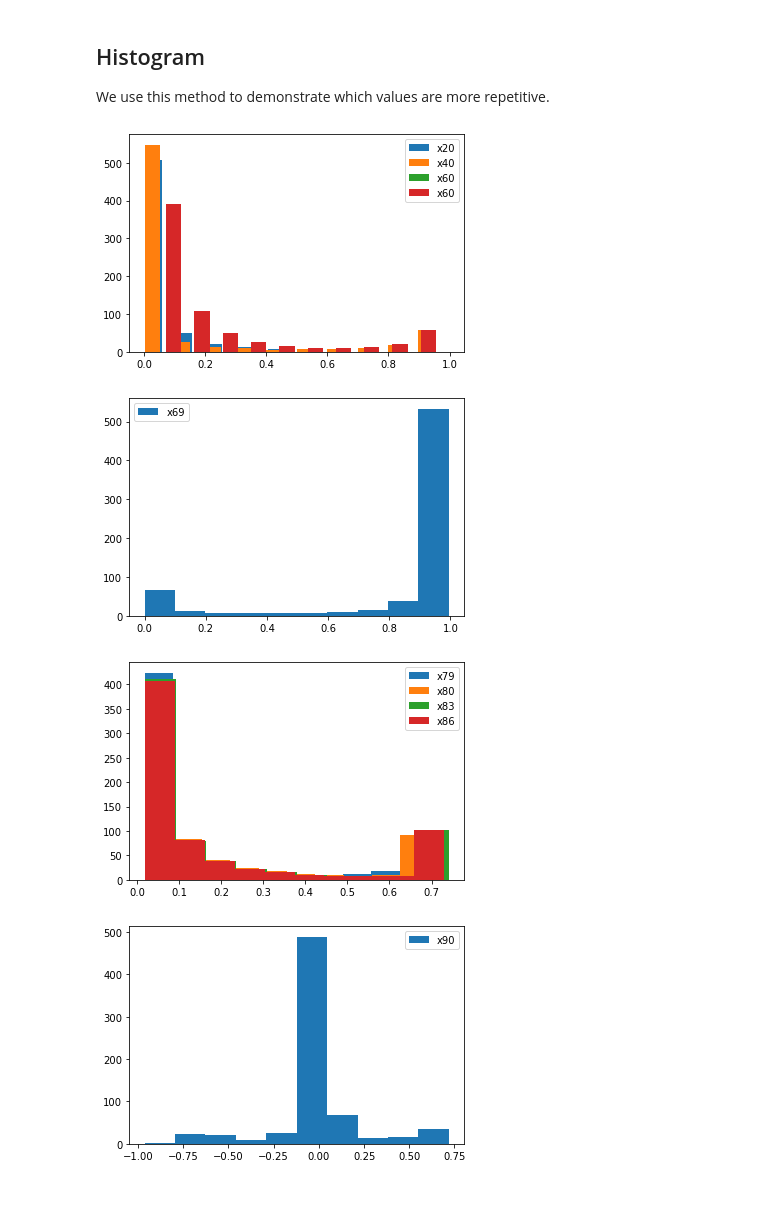
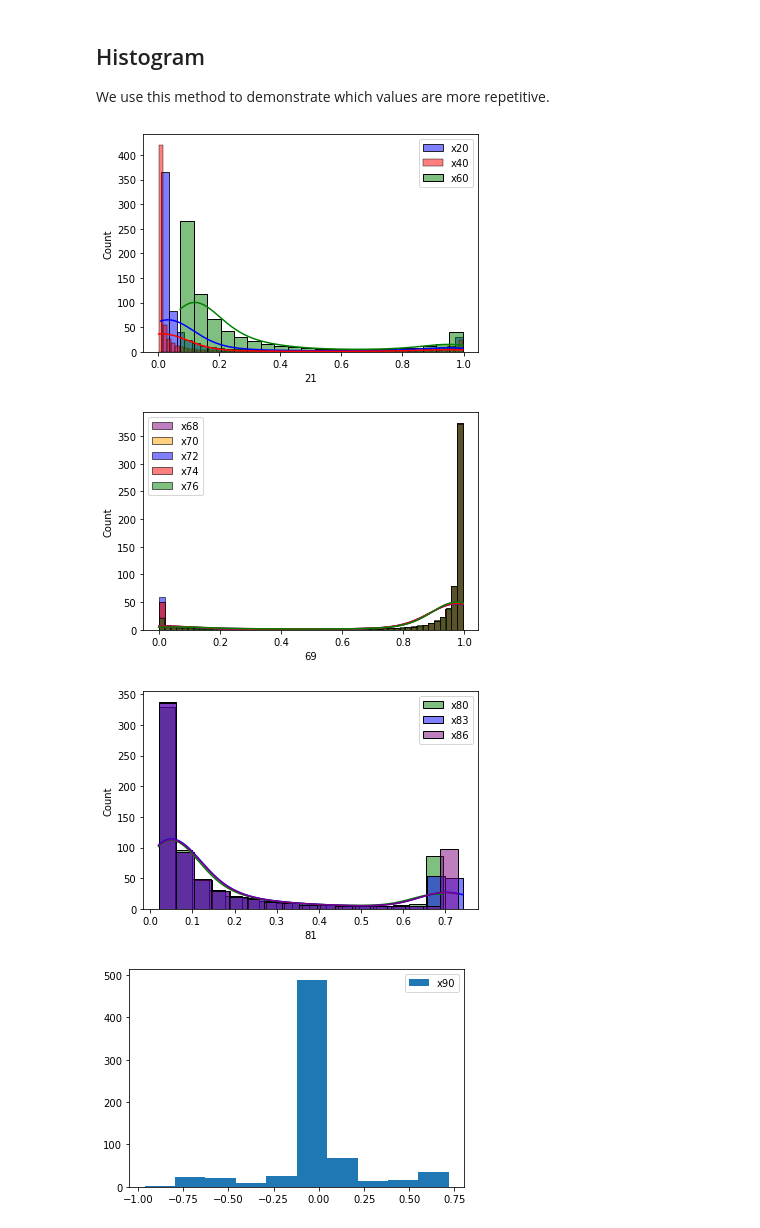
Before and after one commit to parsa-rangriz/ML, a Jupyter notebook: Data Analysis.ipynb, the cells around one changed output. Saved outputs shown, nothing was run; the diff lists cells and outputs as text; code cells hidden in the pictures; blank space fills up the shorter version.

```diff
--- a/Data Analysis.ipynb
+++ b/Data Analysis.ipynb
@@ -113,35 +113,35 @@ So, we can conclude that the 91st column devides the data into two sections.
 We use this method to demonstrate which values are more repetitive.
 # %%
 # n, bins, patches = plt.hist(x=data.iloc[:,1], label = 'x1')
-n, bins, patches = plt.hist(x=data.iloc[:,20], label = 'x20', width = 0.05)
-n, bins, patches = plt.hist(x=data.iloc[:,40], label = 'x40', width = 0.05)
-n, bins, patches = plt.hist(x=data.iloc[:,60], label = 'x60', width = 0.05)
-n, bins, patches = plt.hist(x=data.iloc[:,60], label = 'x60', width = 0.05)
-plt.xlim()
+sns.histplot(data.iloc[:,20], kde=True, label = 'x20', color = 'blue')
+sns.histplot(data.iloc[:,40], kde=True, label = 'x40', color = 'red')
+sns.histplot(data.iloc[:,60], kde=True, label = 'x60', color = 'green')
 plt.legend()
 plt.show()
 # %% [output]
-[figure, old version]
+[figure, new version]
 # %%
-n, bins, patches = plt.hist(x=data.iloc[:,69], label = 'x69')
-# n, bins, patches = plt.hist(x=data.iloc[:,67], label = 'x67')
+sns.histplot(data.iloc[:,68], kde=True, label = 'x68', color = 'purple')
+sns.histplot(data.iloc[:,70], kde=True, label = 'x70', color = 'orange')
+sns.histplot(data.iloc[:,72], kde=True, label = 'x72', color = 'blue')
+sns.histplot(data.iloc[:,74], kde=True, label = 'x74', color = 'red')
+sns.histplot(data.iloc[:,76], kde=True, label = 'x76', color = 'green')
 # n, bins, patches = plt.hist(x=data.iloc[:,73], label = 'x80')
 # n, bins, patches = plt.hist(x=data.iloc[:,75], label = 'x85')
 plt.xlim()
 plt.legend()
 plt.show()
 # %% [output]
-[figure, old version]
+[figure, new version]
 # %%
-n, bins, patches = plt.hist(x=data.iloc[:,79], label = 'x79')
-n, bins, patches = plt.hist(x=data.iloc[:,80], label = 'x80')
-n, bins, patches = plt.hist(x=data.iloc[:,83], label = 'x83')
-n, bins, patches = plt.hist(x=data.iloc[:,86], label = 'x86')
+sns.histplot(data.iloc[:,80], kde=True, label = 'x80', color = 'green')
+sns.histplot(data.iloc[:,83], kde=True, label = 'x83', color = 'blue')
+sns.histplot(data.iloc[:,86], kde=True, label = 'x86', color = 'purple')
 plt.xlim()
 plt.legend()
 plt.show()
 # %% [output]
-[figure, old version]
+[figure, new version]
 # %%
 n, bins, patches = plt.hist(x=data.iloc[:,90], label = 'x90')
 plt.xlim()
```
Also changed, not shown: parts of 1 cell of this notebook.
